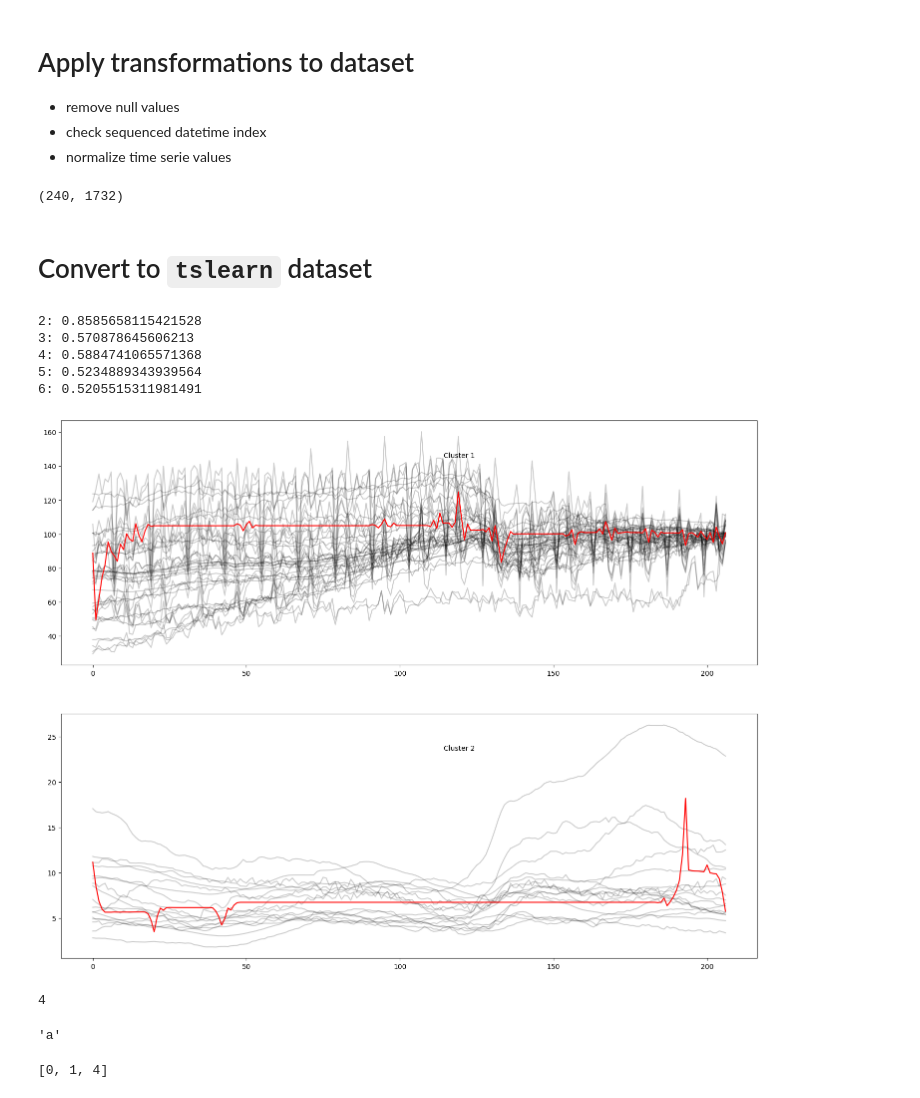
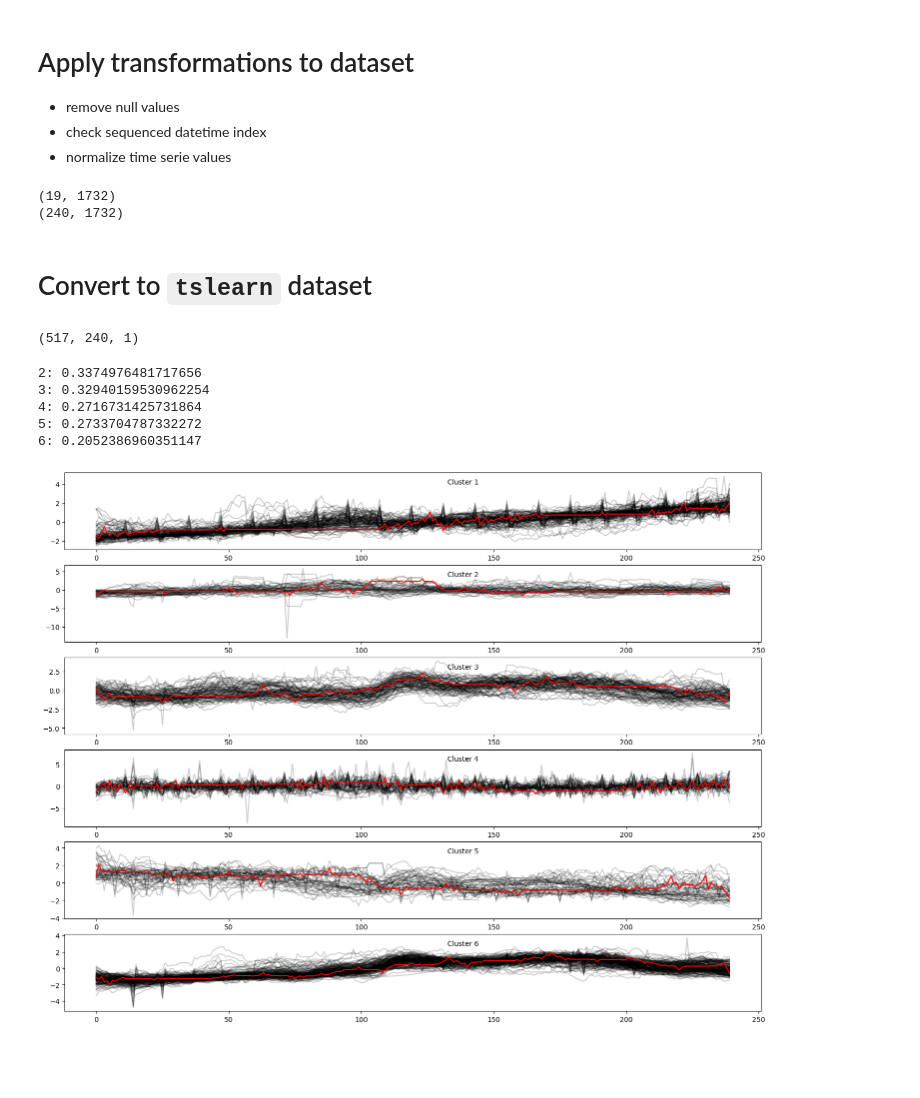
Before and after one commit to ClementBM/sandbox, a Jupyter notebook: webstat-tsclustering/tsclustering/main.ipynb, the cells around one changed output. Cells and saved outputs as stored; diff of their text form; code cells hidden in the pictures; blank space fills up the shorter version.

```diff
--- a/webstat-tsclustering/tsclustering/main.ipynb
+++ b/webstat-tsclustering/tsclustering/main.ipynb
@@ -291,3 +292,5 @@ final_df.to_csv("final_df.csv")
+# %%
+final_df = pd.read_csv("final_df.csv", index_col=0)
 # %% [markdown]
 # TODO: Move following cells
 # %%
@@ -328,15 +331,23 @@ my_df_nn = my_df_nn.dropna(axis=0)
 # TODO problem avec NA
 print(final_df.dropna().shape)
 print(final_df.shape)
+
+final_df_wona = final_df.dropna(axis=1,thresh=240)
+# final_df = final_df.dropna(axis=0)
 # %% [output]
+(19, 1732)
 (240, 1732)
 # %%
-normalized_final_df = (final_df - final_df.mean()) / final_df.std()
+normalized_final_df = (final_df_wona - final_df_wona.mean()) / final_df_wona.std()
 # %% [markdown]
 # Convert to `tslearn` dataset
 # %%
 from tslearn.utils import to_time_series_dataset
 X_train = to_time_series_dataset(normalized_final_df.T)
+# %%
+X_train.shape # n_ts, max_sz, d
+# %% [output]
+(517, 240, 1)
 # %%
 for cluster_count in range(2, 7):
     km = TimeSeriesKMeans(n_clusters=cluster_count, metric="dtw", n_jobs=2, n_init=5)
@@ -344,33 +355,25 @@ for cluster_count in range(2, 7):
     score = silhouette_score(X_train, labels, metric="dtw", n_jobs=4)
     print(f"{cluster_count}: {score}")
 # %% [output]
-2: 0.8585658115421528
-3: 0.570878645606213
-4: 0.5884741065571368
-5: 0.5234889343939564
-6: 0.5205515311981491
+2: 0.3374976481717656
+3: 0.32940159530962254
+4: 0.2716731425731864
+5: 0.2733704787332272
+6: 0.2052386960351147
 # %%
-CLUSTER_COUNT = 2
-km = TimeSeriesKMeans(n_clusters=CLUSTER_COUNT, metric="dtw", n_jobs=2, n_init=5)
-labels = km.fit_predict(X_train)
+CLUSTER_COUNT = 6
+# km = TimeSeriesKMeans(n_clusters=CLUSTER_COUNT, metric="dtw", n_jobs=2, n_init=5)
+# labels = km.fit_predict(X_train)
 
 plt.figure(figsize=(18,14))
 
 for yi in range(CLUSTER_COUNT):
     plt.subplot(CLUSTER_COUNT, 1, yi + 1)
     for xx in X_train[labels == yi]:
         plt.plot(xx.ravel(), "k-", alpha=0.2)
     plt.plot(km.cluster_centers_[yi].ravel(), "r-")
     # plt.xlim(0, 1000)
     # plt.ylim(-4, 4)
     plt.text(0.55, 0.85, "Cluster %d" % (yi + 1), transform=plt.gca().transAxes)
 # %% [output]
-[figure, old version]
+[figure, new version]
-# %%
-len(X_train[labels == 7])
-# %% [output]
-4
-# %%
-toto
-# %% [output]
-'a'
@@ -382,4 +379,0 @@ def f(a,list=[]):
-# %%
-f(3)
-# %% [output]
-[0, 1, 4]
```
Also changed, not shown: parts of 7 cells of this notebook, 3 other files.
